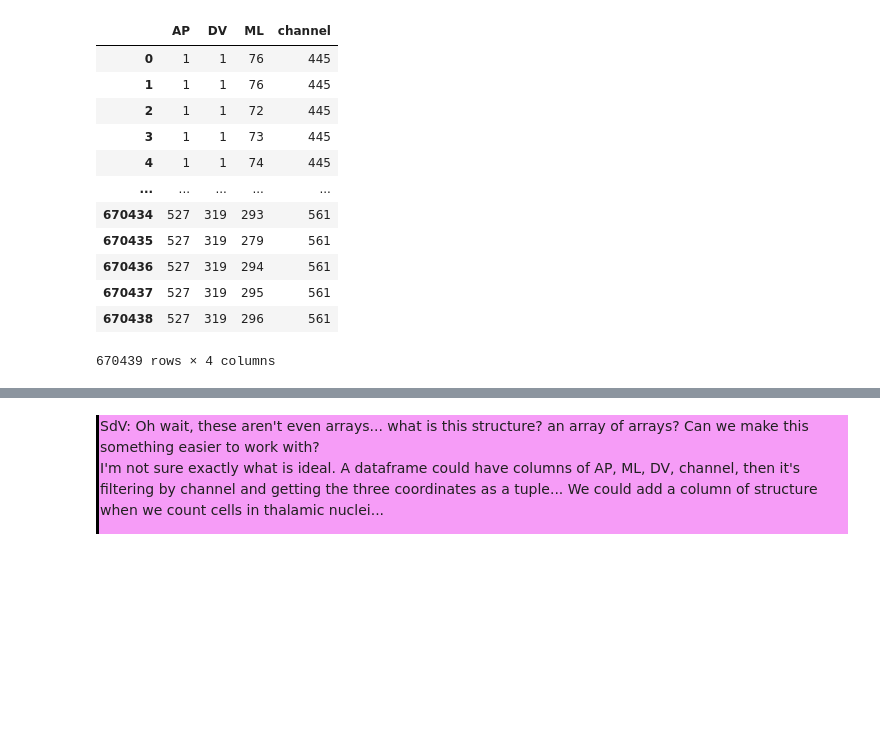
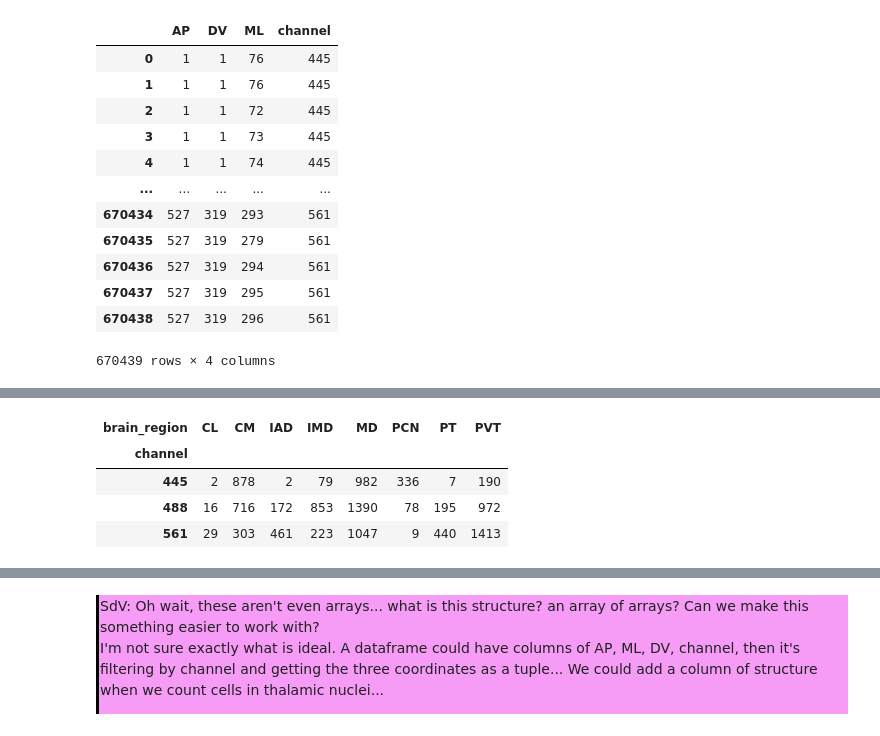
Before and after one commit to AllenNeuralDynamics/AIND-CNC-SmartSPIM-Workshop, a Jupyter notebook: code/Workshop Notebook V2.ipynb, the cells around one changed output, grey strips where cells are left out. Saved outputs shown, nothing was run; the diff lists cells and outputs as text; code cells hidden in the pictures; blank space fills up the shorter version.

```diff
--- a/code/Workshop Notebook V2.ipynb
+++ b/code/Workshop Notebook V2.ipynb
@@ -297,0 +239,24 @@ cellLocs_ch
+# %%
+# now, let's narrow our focus to thalamic sub-nuclei, which the cell detection was optimized for
+# and let's compare the cell counts in each brain region across channels (which presumably had injection sites in different locations)
+
+# thalamic subregions of interest
+roiList = ["MD", "PT", "IAD", "PVT", "IMD", "CM", "PCN", "CL"]
+
+# use pivot table to create a connectivity matrix of NxM
+# rows = channels
+# columns = thalamus brain regions
+# values = cell counts
+
+filtered_cellLocs = cellLocs[cellLocs["brain_region"].isin(roiList)]
+conn_mat = filtered_cellLocs.pivot_table(index = "channel",
+                                      columns = "brain_region",
+                                      aggfunc = "size",
+                                      fill_value = 0)
+conn_mat
+# %% [output]
+| brain_region | CL | CM | IAD | IMD | MD | PCN | PT | PVT |
+| channel |  |  |  |  |  |  |  |  |
+| 445 | 2 | 878 | 2 | 79 | 982 | 336 | 7 | 190 |
+| 488 | 16 | 716 | 172 | 853 | 1390 | 78 | 195 | 972 |
+| 561 | 29 | 303 | 461 | 223 | 1047 | 9 | 440 | 1413 |
```
Also changed, not shown: parts of 27 cells of this notebook.
